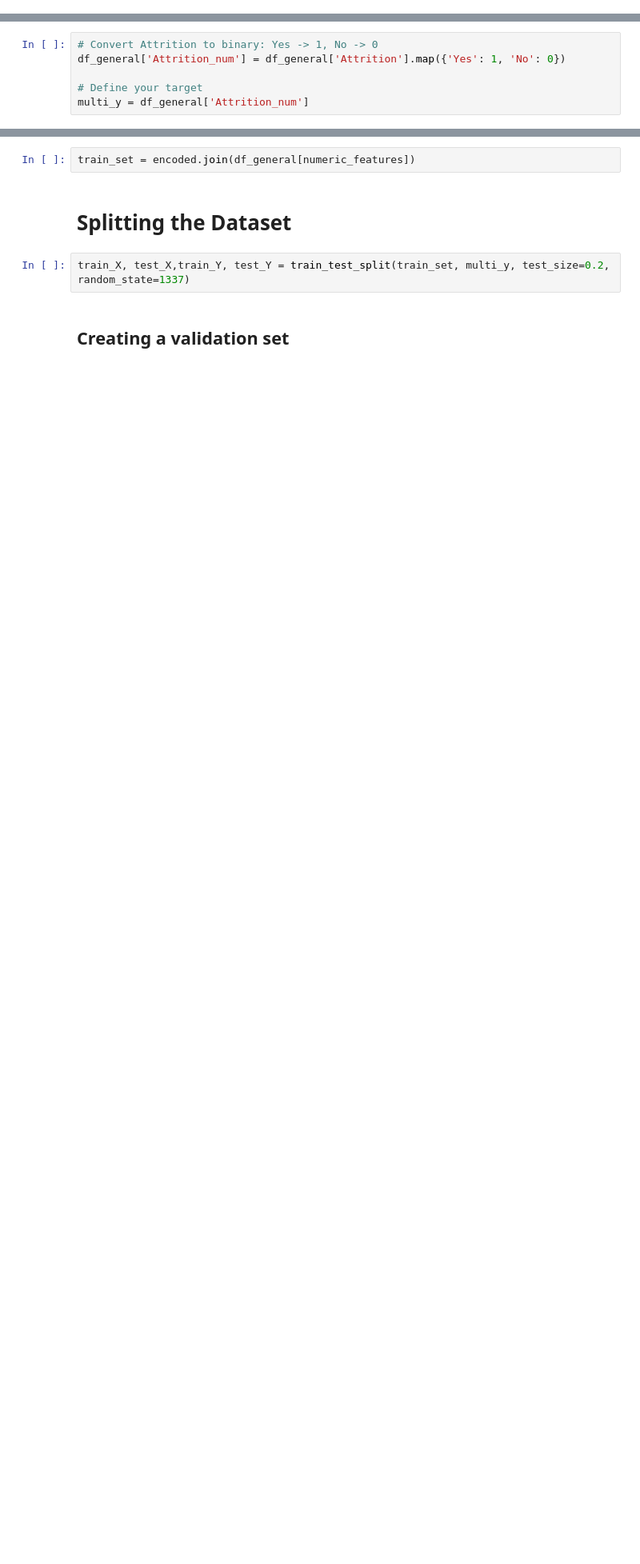
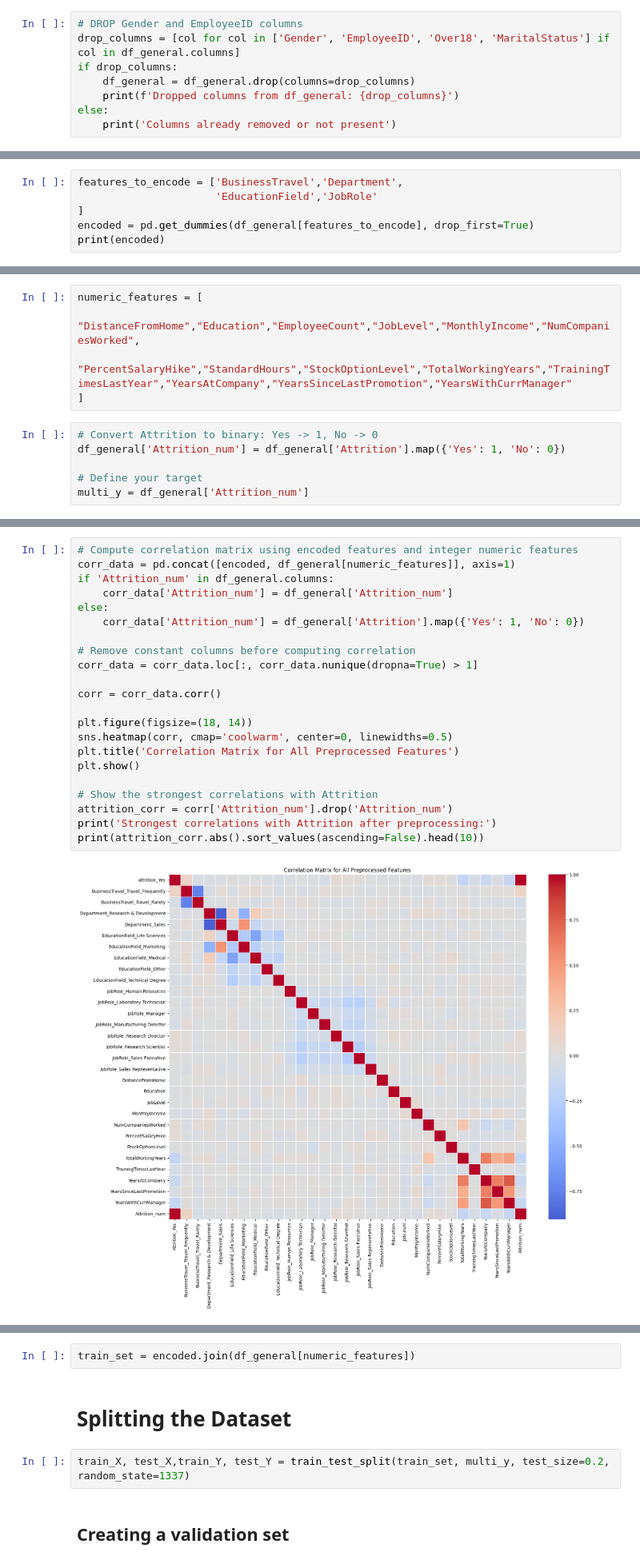
Before and after one commit to Vore667/HumanForYou, a Jupyter notebook: projet_ia.ipynb, the cells around one changed output, grey strips where cells are left out. Shown at 80% size. Drawn from its saved outputs; the diff is of its cells as text; blank space fills up the shorter version.

Commit message:
Preprocessing + début d'analyse

```diff
--- a/projet_ia.ipynb
+++ b/projet_ia.ipynb
@@ -159,0 +164,8 @@ print(encoded.head())
+# %%
+# DROP Gender and EmployeeID columns
+drop_columns = [col for col in ['Gender', 'EmployeeID', 'Over18', 'MaritalStatus'] if col in df_general.columns]
+if drop_columns:
+    df_general = df_general.drop(columns=drop_columns)
+    print(f'Dropped columns from df_general: {drop_columns}')
+else:
+    print('Columns already removed or not present')
@@ -159,0 +176,6 @@ print(encoded.head())
+# %%
+features_to_encode = ['BusinessTravel','Department',
+                      'EducationField','JobRole'
+]
+encoded = pd.get_dummies(df_general[features_to_encode], drop_first=True)
+print(encoded)
@@ -167,3 +202,8 @@ numeric_features = [
+# %%
+numeric_features = [
+    "DistanceFromHome","Education","EmployeeCount","JobLevel","MonthlyIncome","NumCompaniesWorked",
+    "PercentSalaryHike","StandardHours","StockOptionLevel","TotalWorkingYears","TrainingTimesLastYear","YearsAtCompany","YearsSinceLastPromotion","YearsWithCurrManager"
+]
 # %%
 # Convert Attrition to binary: Yes -> 1, No -> 0
 df_general['Attrition_num'] = df_general['Attrition'].map({'Yes': 1, 'No': 0})
@@ -174,0 +215,24 @@ multi_y = df_general['Attrition_num']
+# %%
+# Compute correlation matrix using encoded features and integer numeric features
+corr_data = pd.concat([encoded, df_general[numeric_features]], axis=1)
+if 'Attrition_num' in df_general.columns:
+    corr_data['Attrition_num'] = df_general['Attrition_num']
+else:
+    corr_data['Attrition_num'] = df_general['Attrition'].map({'Yes': 1, 'No': 0})
+
+# Remove constant columns before computing correlation
+corr_data = corr_data.loc[:, corr_data.nunique(dropna=True) > 1]
+
+corr = corr_data.corr()
+
+plt.figure(figsize=(18, 14))
+sns.heatmap(corr, cmap='coolwarm', center=0, linewidths=0.5)
+plt.title('Correlation Matrix for All Preprocessed Features')
+plt.show()
+
+# Show the strongest correlations with Attrition
+attrition_corr = corr['Attrition_num'].drop('Attrition_num')
+print('Strongest correlations with Attrition after preprocessing:')
+print(attrition_corr.abs().sort_values(ascending=False).head(10))
+# %% [output]
+[figure, added]
```
Also changed, not shown: parts of 23 cells of this notebook, 1 other file.
